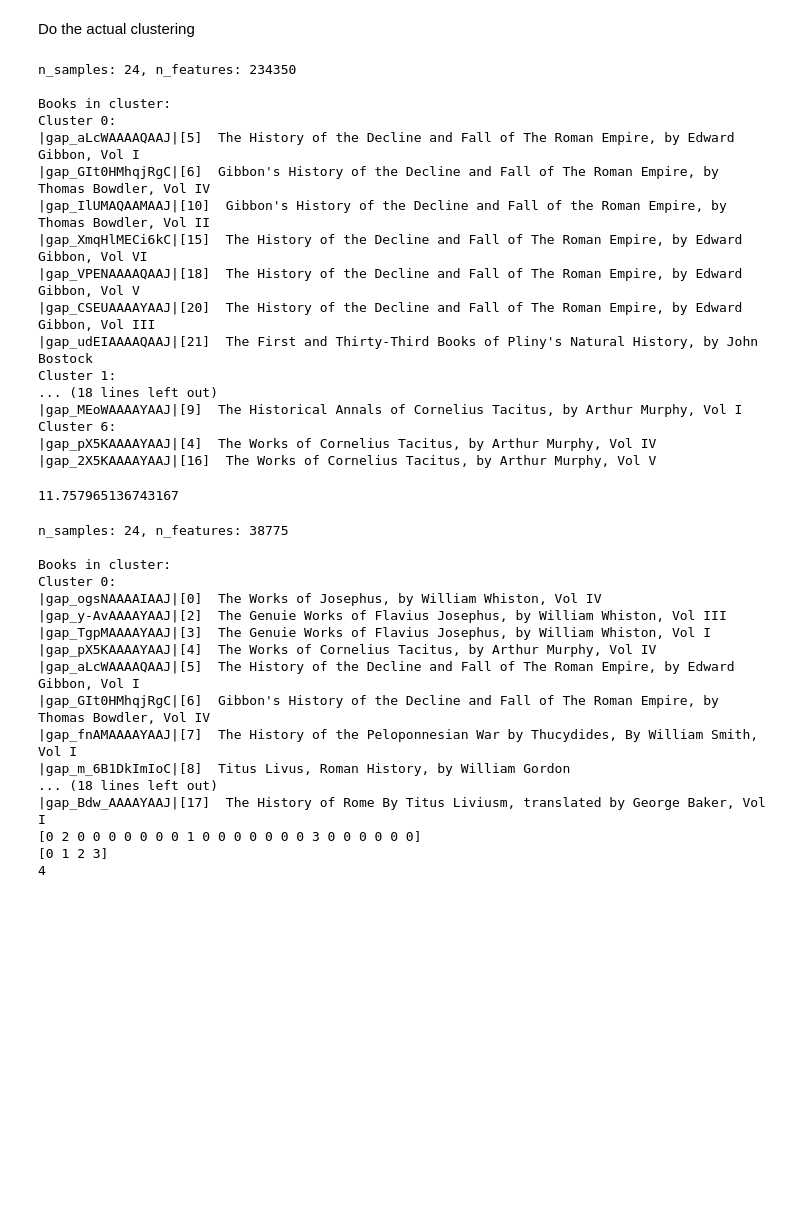
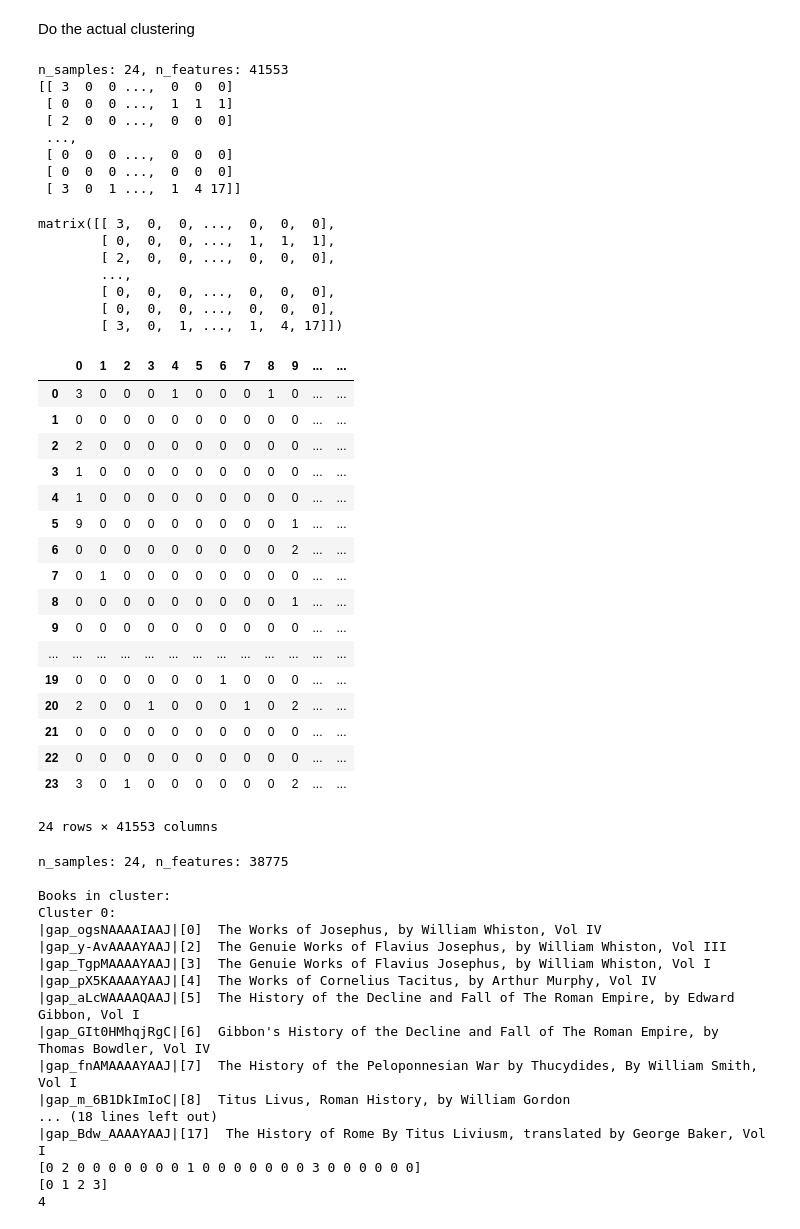
Before and after one commit to regmeg/doc_clustering, a Jupyter notebook: document_clustering.ipynb, the cells around one changed output. Saved outputs shown, nothing was run; the diff lists cells and outputs as text; code cells hidden in the pictures; blank space fills up the shorter version.

```diff
--- a/document_clustering.ipynb
+++ b/document_clustering.ipynb
@@ -241,13 +301,13 @@ print(labels)
 Do the actual clustering
 # %%
 n_clusters=7
-#vectorizer = CountVectorizer(max_df=0.5,min_df=2, stop_words='english', analyzer = 'word')
+vectorizer = CountVectorizer(max_df=0.5,min_df=2, stop_words='english', analyzer = 'word')
 #vectorizer = HashingVectorizer(stop_words='english', non_negative=False, norm='l2', binary=False, analyzer = 'word')
-vectorizer = TfidfVectorizer(max_df=1.0, min_df=1, stop_words='english', norm='l2', analyzer = 'word')
+#vectorizer = TfidfVectorizer(max_df=1.0, min_df=1, stop_words='english', norm='l2', analyzer = 'word')
 
 X = vectorizer.fit_transform(books_texts)
 print("n_samples: %d, n_features: %d" % X.shape)
-print()
+print(X.todense())
 #terms = vectorizer.get_feature_names()
 
 ac = KMeans(n_clusters=n_clusters, init='k-means++', max_iter=100, n_init=1,
@@ -271,34 +331,49 @@ for i in range(np.unique(ac.labels_).shape[0]):
     #print()
     #print()
 
-
-print("Books in cluster:")
-for i in range(np.unique(ac.labels_).shape[0]):
-    print("Cluster %d:" % i)
-    for ind, key in names_list[i]:
-        print("|%s|[%d]  %s" % (key,ind, real_names.get(key)))
+X.todense()
+#print("Books in cluster:")
+#for i in range(np.unique(ac.labels_).shape[0]):
+#    print("Cluster %d:" % i)
+#    for ind, key in names_list[i]:
+#        print("|%s|[%d]  %s" % (key,ind, real_names.get(key)))
 # %% [output]
-n_samples: 24, n_features: 234350
-
-Books in cluster:
-Cluster 0:
-|gap_aLcWAAAAQAAJ|[5]  The History of the Decline and Fall of The Roman Empire, by Edward Gibbon, Vol I
-|gap_GIt0HMhqjRgC|[6]  Gibbon's History of the Decline and Fall of The Roman Empire, by Thomas Bowdler, Vol IV
-|gap_IlUMAQAAMAAJ|[10]  Gibbon's History of the Decline and Fall of the Roman Empire, by Thomas Bowdler, Vol II
-|gap_XmqHlMECi6kC|[15]  The History of the Decline and Fall of The Roman Empire, by Edward Gibbon, Vol VI
-|gap_VPENAAAAQAAJ|[18]  The History of the Decline and Fall of The Roman Empire, by Edward Gibbon, Vol V
-|gap_CSEUAAAAYAAJ|[20]  The History of the Decline and Fall of The Roman Empire, by Edward Gibbon, Vol III
-|gap_udEIAAAAQAAJ|[21]  The First and Thirty-Third Books of Pliny's Natural History, by John Bostock
-Cluster 1:
-... (18 lines left out)
-|gap_MEoWAAAAYAAJ|[9]  The Historical Annals of Cornelius Tacitus, by Arthur Murphy, Vol I
-Cluster 6:
-|gap_pX5KAAAAYAAJ|[4]  The Works of Cornelius Tacitus, by Arthur Murphy, Vol IV
-|gap_2X5KAAAAYAAJ|[16]  The Works of Cornelius Tacitus, by Arthur Murphy, Vol V
+n_samples: 24, n_features: 41553
+[[ 3  0  0 ...,  0  0  0]
+ [ 0  0  0 ...,  1  1  1]
+ [ 2  0  0 ...,  0  0  0]
+ ...,
+ [ 0  0  0 ...,  0  0  0]
+ [ 0  0  0 ...,  0  0  0]
+ [ 3  0  1 ...,  1  4 17]]
+matrix([[ 3,  0,  0, ...,  0,  0,  0],
+        [ 0,  0,  0, ...,  1,  1,  1],
+        [ 2,  0,  0, ...,  0,  0,  0],
+        ...,
+        [ 0,  0,  0, ...,  0,  0,  0],
+        [ 0,  0,  0, ...,  0,  0,  0],
+        [ 3,  0,  1, ...,  1,  4, 17]])
-# %%
-ac.inertia_
-# %% [output]
-11.757965136743167
+# %%
+pd.DataFrame(X.todense())
+# %% [output]
+|  | 0 | 1 | 2 | 3 | 4 | 5 | 6 | 7 | 8 | 9 | ... | ... |
+| 0 | 3 | 0 | 0 | 0 | 1 | 0 | 0 | 0 | 1 | 0 | ... | ... |
+| 1 | 0 | 0 | 0 | 0 | 0 | 0 | 0 | 0 | 0 | 0 | ... | ... |
+| 2 | 2 | 0 | 0 | 0 | 0 | 0 | 0 | 0 | 0 | 0 | ... | ... |
+| 3 | 1 | 0 | 0 | 0 | 0 | 0 | 0 | 0 | 0 | 0 | ... | ... |
+| 4 | 1 | 0 | 0 | 0 | 0 | 0 | 0 | 0 | 0 | 0 | ... | ... |
+| 5 | 9 | 0 | 0 | 0 | 0 | 0 | 0 | 0 | 0 | 1 | ... | ... |
+| 6 | 0 | 0 | 0 | 0 | 0 | 0 | 0 | 0 | 0 | 2 | ... | ... |
+| 7 | 0 | 1 | 0 | 0 | 0 | 0 | 0 | 0 | 0 | 0 | ... | ... |
+| 8 | 0 | 0 | 0 | 0 | 0 | 0 | 0 | 0 | 0 | 1 | ... | ... |
+| 9 | 0 | 0 | 0 | 0 | 0 | 0 | 0 | 0 | 0 | 0 | ... | ... |
+| ... | ... | ... | ... | ... | ... | ... | ... | ... | ... | ... | ... | ... |
+| 19 | 0 | 0 | 0 | 0 | 0 | 0 | 1 | 0 | 0 | 0 | ... | ... |
+| 20 | 2 | 0 | 0 | 1 | 0 | 0 | 0 | 1 | 0 | 2 | ... | ... |
+| 21 | 0 | 0 | 0 | 0 | 0 | 0 | 0 | 0 | 0 | 0 | ... | ... |
+| 22 | 0 | 0 | 0 | 0 | 0 | 0 | 0 | 0 | 0 | 0 | ... | ... |
+| 23 | 3 | 0 | 1 | 0 | 0 | 0 | 0 | 0 | 0 | 2 | ... | ... |
+24 rows × 41553 columns
 # %%
 #vectorizer = CountVectorizer(max_df=0.5,min_df=2, stop_words='english', analyzer = 'word')
 #vectorizer = HashingVectorizer(stop_words='english', non_negative=False, norm='l2', binary=False, analyzer = 'word')
```
Also changed, not shown: parts of 11 cells of this notebook, 7 other files.
